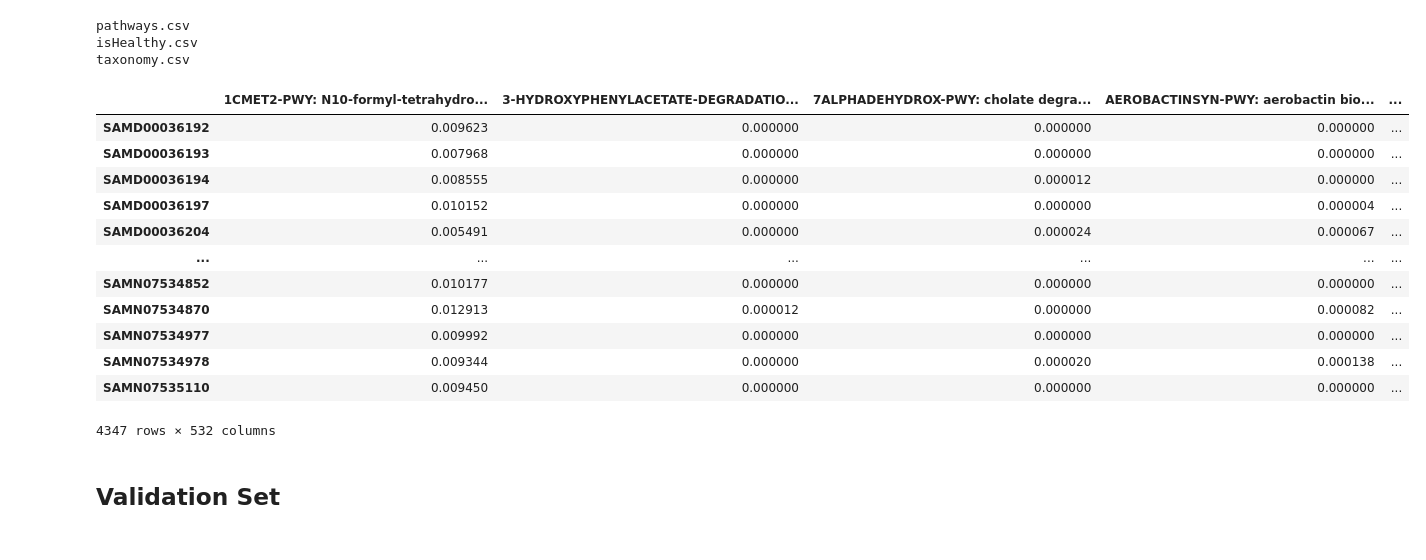
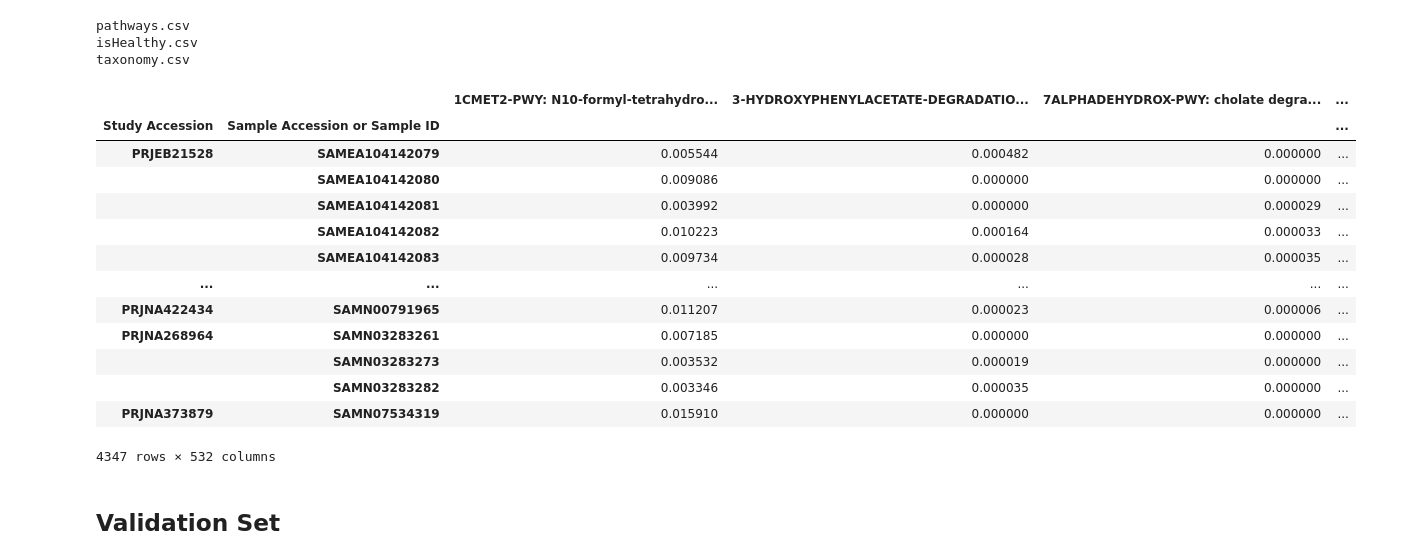
Before and after one commit to danielchang2002/GMHI2-Scratchpad, a Jupyter notebook: src/clean_data_demo.ipynb, the cells around one changed output. Cells and saved outputs as stored; diff of their text form; code cells hidden in the pictures.

```diff
--- a/src/clean_data_demo.ipynb
+++ b/src/clean_data_demo.ipynb
@@ -73,21 +73,22 @@ pathways.csv
 isHealthy.csv
 taxonomy.csv
 # %%
-pathways = pd.read_csv(config.TRAIN_DIR + "pathways.csv", index_col=0)
+pathways = pd.read_csv(config.TRAIN_DIR + "pathways.csv", index_col=[0, 1])
 pathways
 # %% [output]
-|  | 1CMET2-PWY: N10-formyl-tetrahydro... | 3-HYDROXYPHENYLACETATE-DEGRADATIO... | 7ALPHADEHYDROX-PWY: cholate degra... | AEROBACTINSYN-PWY: aerobactin bio... | ... |
-| SAMD00036192 | 0.009623 | 0.000000 | 0.000000 | 0.000000 | ... |
-| SAMD00036193 | 0.007968 | 0.000000 | 0.000000 | 0.000000 | ... |
-| SAMD00036194 | 0.008555 | 0.000000 | 0.000012 | 0.000000 | ... |
-| SAMD00036197 | 0.010152 | 0.000000 | 0.000000 | 0.000004 | ... |
-| SAMD00036204 | 0.005491 | 0.000000 | 0.000024 | 0.000067 | ... |
+|  |  | 1CMET2-PWY: N10-formyl-tetrahydro... | 3-HYDROXYPHENYLACETATE-DEGRADATIO... | 7ALPHADEHYDROX-PWY: cholate degra... | ... |
+| Study Accession | Sample Accession or Sample ID |  |  |  | ... |
+| PRJEB21528 | SAMEA104142079 | 0.005544 | 0.000482 | 0.000000 | ... |
+|  | SAMEA104142080 | 0.009086 | 0.000000 | 0.000000 | ... |
+|  | SAMEA104142081 | 0.003992 | 0.000000 | 0.000029 | ... |
+|  | SAMEA104142082 | 0.010223 | 0.000164 | 0.000033 | ... |
+|  | SAMEA104142083 | 0.009734 | 0.000028 | 0.000035 | ... |
 | ... | ... | ... | ... | ... | ... |
-| SAMN07534852 | 0.010177 | 0.000000 | 0.000000 | 0.000000 | ... |
-| SAMN07534870 | 0.012913 | 0.000012 | 0.000000 | 0.000082 | ... |
-| SAMN07534977 | 0.009992 | 0.000000 | 0.000000 | 0.000000 | ... |
-| SAMN07534978 | 0.009344 | 0.000000 | 0.000020 | 0.000138 | ... |
-| SAMN07535110 | 0.009450 | 0.000000 | 0.000000 | 0.000000 | ... |
+| PRJNA422434 | SAMN00791965 | 0.011207 | 0.000023 | 0.000006 | ... |
+| PRJNA268964 | SAMN03283261 | 0.007185 | 0.000000 | 0.000000 | ... |
+|  | SAMN03283273 | 0.003532 | 0.000019 | 0.000000 | ... |
+|  | SAMN03283282 | 0.003346 | 0.000035 | 0.000000 | ... |
+| PRJNA373879 | SAMN07534319 | 0.015910 | 0.000000 | 0.000000 | ... |
 4347 rows × 532 columns
 # %% [markdown]
 ## Validation Set
```
Also changed, not shown: 7 other files.
